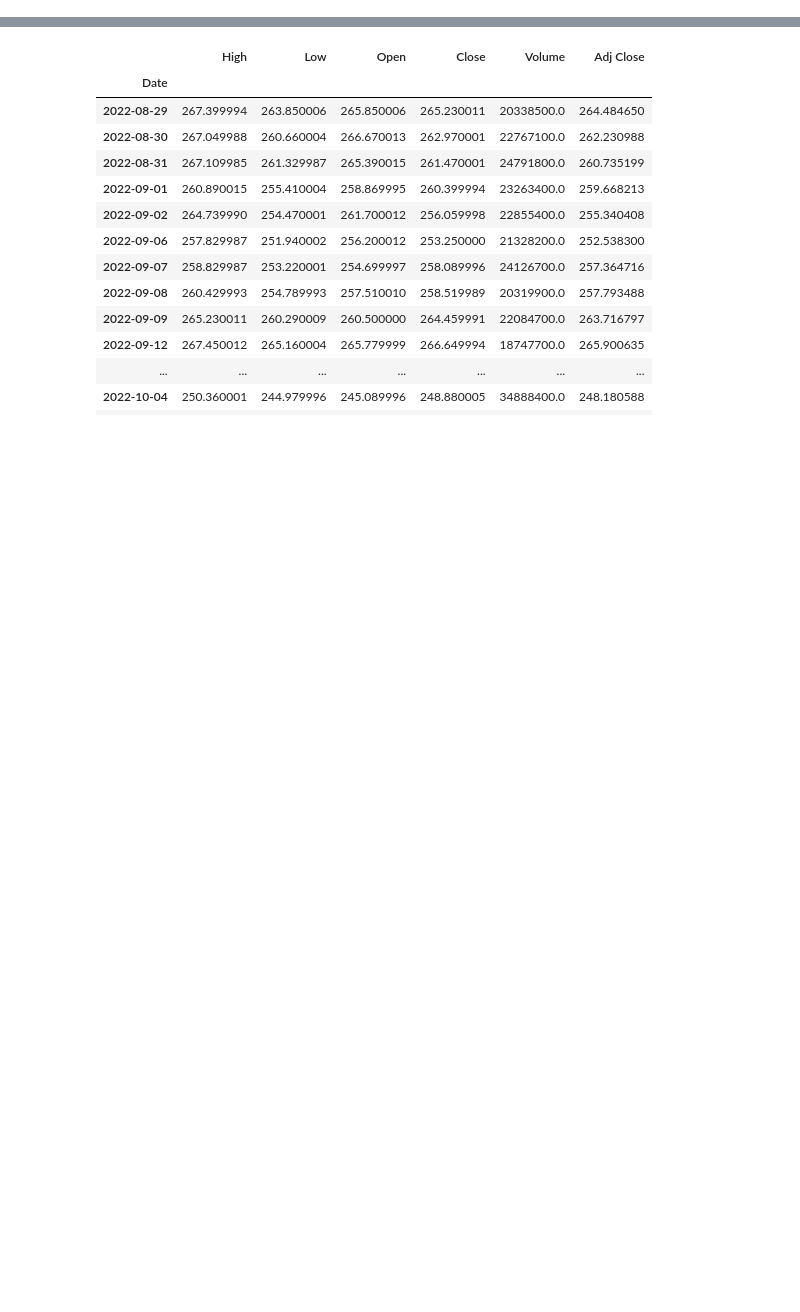
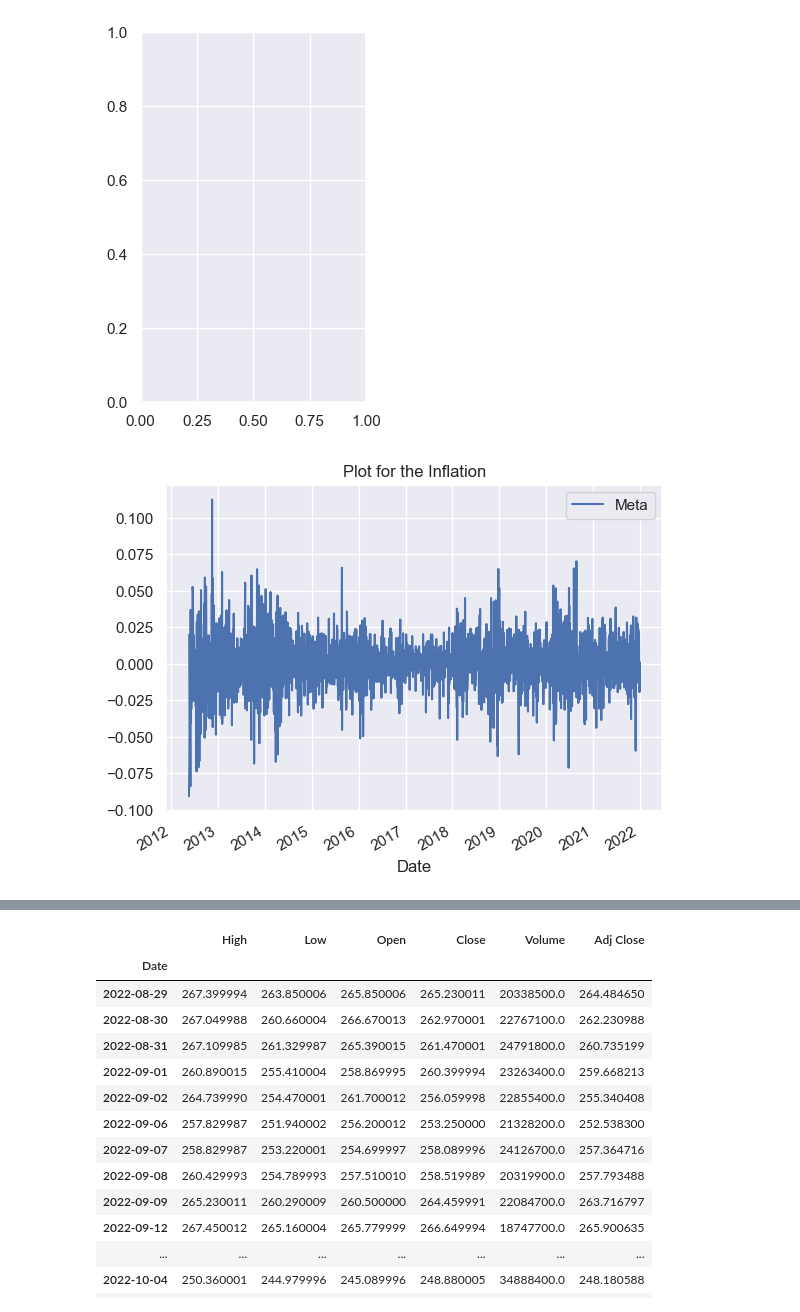
Before and after one commit to Ko2259/StockPrice, a Jupyter notebook: StockPrice/1.ipynb, the cells around one changed output, grey strips where cells are left out. Saved outputs shown, nothing was run; the diff lists cells and outputs as text; code cells hidden in the pictures; blank space fills up the shorter version.

```diff
--- a/StockPrice/1.ipynb
+++ b/StockPrice/1.ipynb
@@ -234,0 +128,3 @@ data.price_plot()
+# %%
+data.inflation_plot()
+# %% [output]
@@ -234,0 +132,2 @@ data.price_plot()
+[figure, added]
+[figure, added]
```
Also changed, not shown: parts of 24 cells of this notebook, 7 other files.
